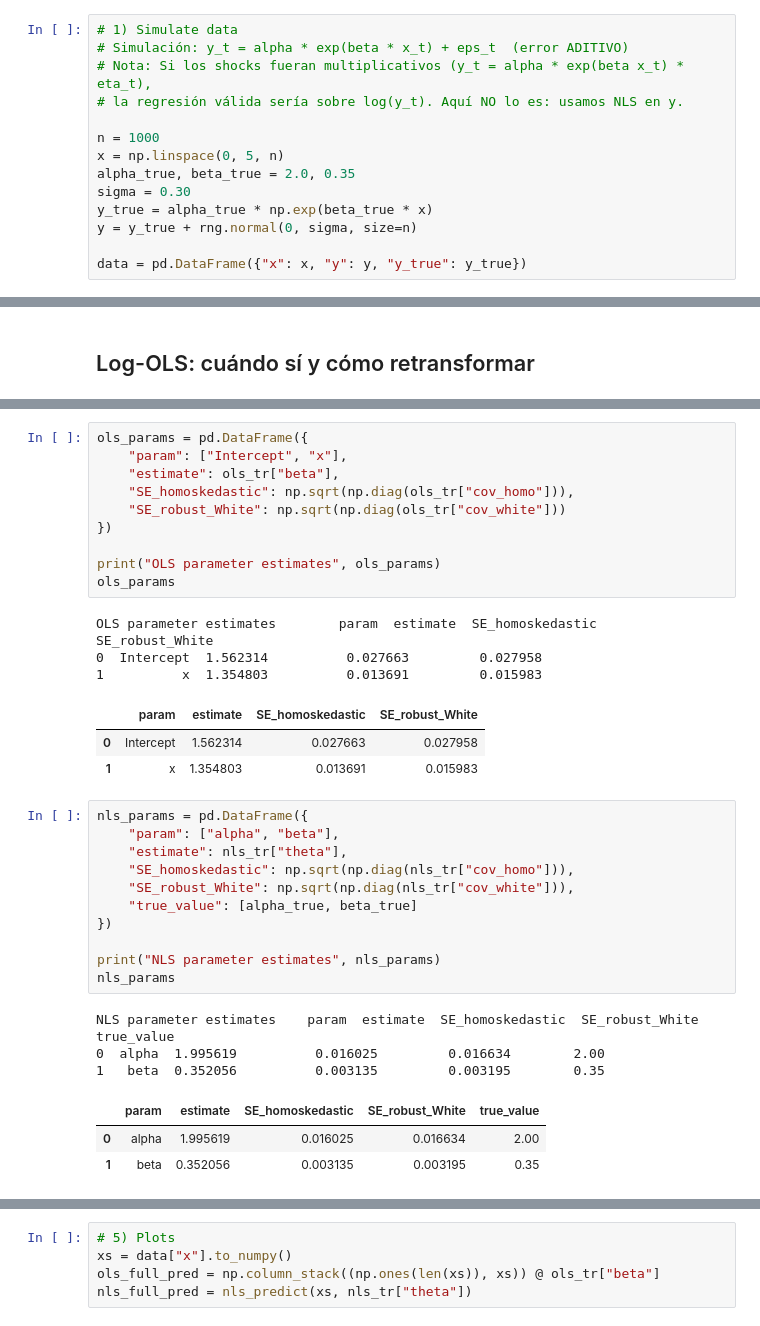
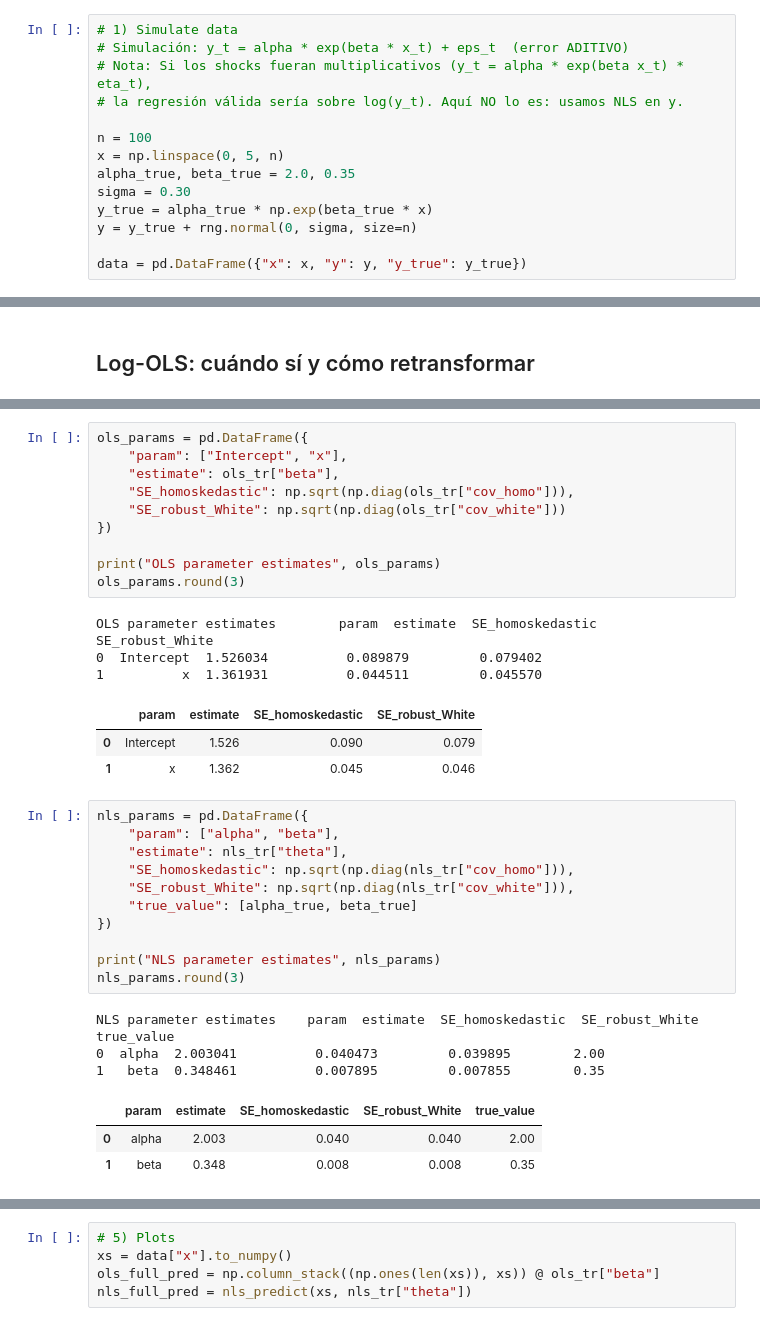
Before and after one commit to pcesar-ramosh/Winter-School-Nonlinear-Econometrics, a Jupyter notebook: Non-Linear Course/ols_vs_nls.ipynb, the cells around one changed output, grey strips where cells are left out. Drawn from its saved outputs; the diff is of its cells as text.

```diff
--- a/Non-Linear Course/ols_vs_nls.ipynb
+++ b/Non-Linear Course/ols_vs_nls.ipynb
@@ -41,7 +40,7 @@ donde $x_t$ puede ser exógeno (o un proceso estacionario) y $\varepsilon_t$ es
 # Nota: Si los shocks fueran multiplicativos (y_t = alpha * exp(beta x_t) * eta_t),
 # la regresión válida sería sobre log(y_t). Aquí NO lo es: usamos NLS en y.
 
-n = 1000
+n = 100
 x = np.linspace(0, 5, n)
 alpha_true, beta_true = 2.0, 0.35
 sigma = 0.30
@@ -252,20 +338,20 @@ Comparative metrics: OLS vs NLS
 # %%
 ols_params = pd.DataFrame({
     "param": ["Intercept", "x"],
     "estimate": ols_tr["beta"],
     "SE_homoskedastic": np.sqrt(np.diag(ols_tr["cov_homo"])),
     "SE_robust_White": np.sqrt(np.diag(ols_tr["cov_white"]))
 })
 
 print("OLS parameter estimates", ols_params)
-ols_params
+ols_params.round(3)
 # %% [output]
 OLS parameter estimates        param  estimate  SE_homoskedastic  SE_robust_White
-0  Intercept  1.562314          0.027663         0.027958
-1          x  1.354803          0.013691         0.015983
+0  Intercept  1.526034          0.089879         0.079402
+1          x  1.361931          0.044511         0.045570
 |  | param | estimate | SE_homoskedastic | SE_robust_White |
-| 0 | Intercept | 1.562314 | 0.027663 | 0.027958 |
-| 1 | x | 1.354803 | 0.013691 | 0.015983 |
+| 0 | Intercept | 1.526 | 0.090 | 0.079 |
+| 1 | x | 1.362 | 0.045 | 0.046 |
 # %%
 nls_params = pd.DataFrame({
     "param": ["alpha", "beta"],
@@ -276,14 +362,14 @@ nls_params = pd.DataFrame({
 })
 
 print("NLS parameter estimates", nls_params)
-nls_params
+nls_params.round(3)
 # %% [output]
 NLS parameter estimates    param  estimate  SE_homoskedastic  SE_robust_White  true_value
-0  alpha  1.995619          0.016025         0.016634        2.00
-1   beta  0.352056          0.003135         0.003195        0.35
+0  alpha  2.003041          0.040473         0.039895        2.00
+1   beta  0.348461          0.007895         0.007855        0.35
 |  | param | estimate | SE_homoskedastic | SE_robust_White | true_value |
-| 0 | alpha | 1.995619 | 0.016025 | 0.016634 | 2.00 |
-| 1 | beta | 0.352056 | 0.003135 | 0.003195 | 0.35 |
+| 0 | alpha | 2.003 | 0.040 | 0.040 | 2.00 |
+| 1 | beta | 0.348 | 0.008 | 0.008 | 0.35 |
 # %%
 print("NLS Gauss–Newton history")
 nls_tr["history"]
```
Also changed, not shown: parts of 20 cells of this notebook.
